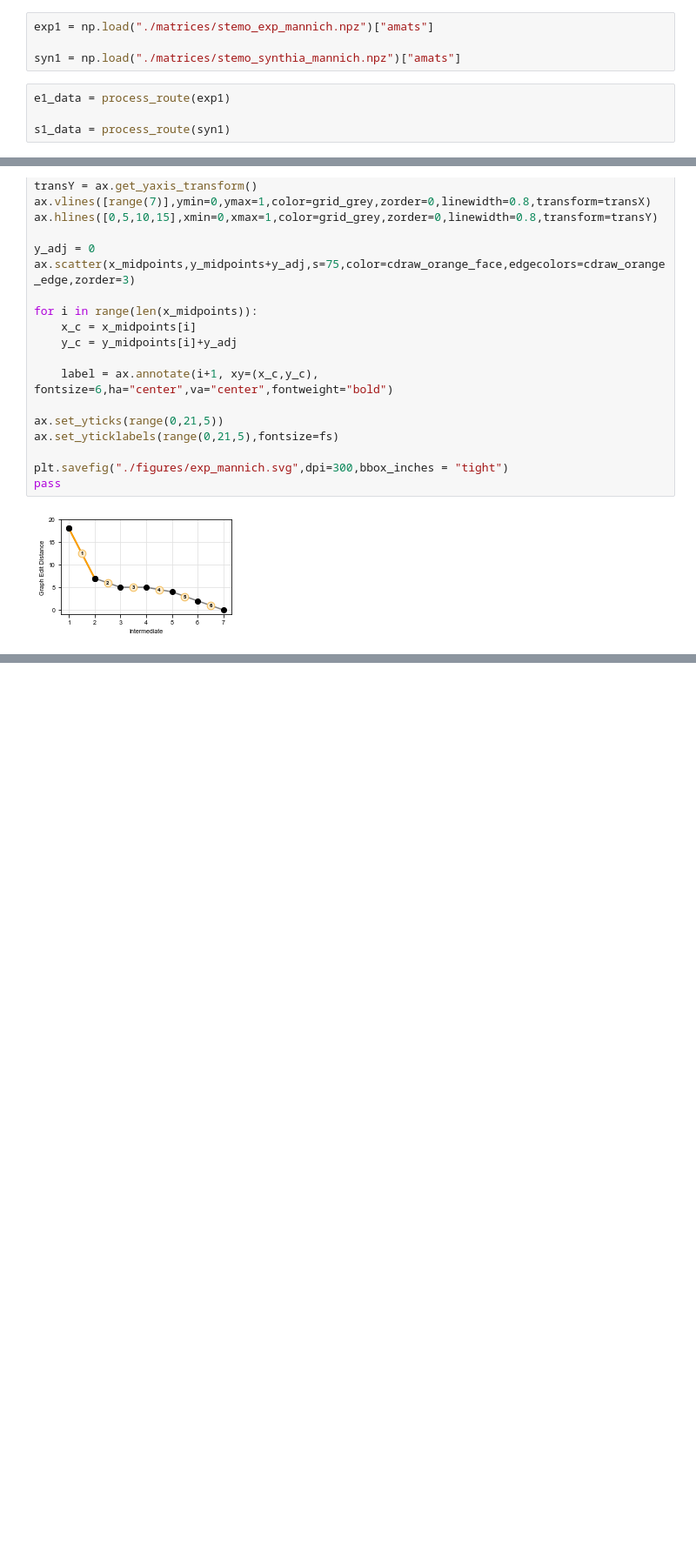
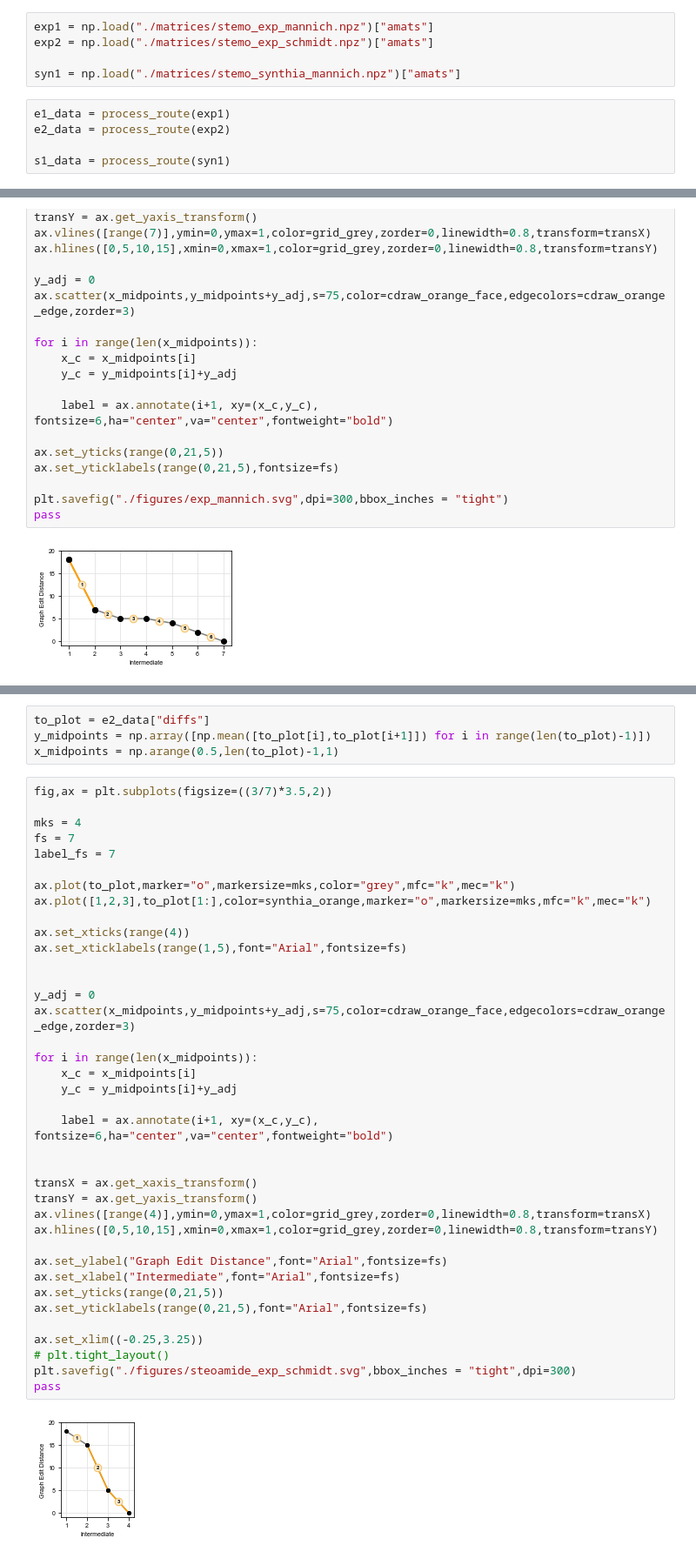
Before and after one commit to didwang/GED_MCS, a Jupyter notebook: 02a_plot_SYNTHIA and cernak stemoamide.ipynb, the cells around one changed output, grey strips where cells are left out. Shown at 87% size. Cells and saved outputs as stored; diff of their text form; blank space fills up the shorter version.

```diff
--- a/02a_plot_SYNTHIA and cernak stemoamide.ipynb
+++ b/02a_plot_SYNTHIA and cernak stemoamide.ipynb
@@ -93,10 +93,12 @@ def process_route(r1):
 ### load matrix data
 # %%
 exp1 = np.load("./matrices/stemo_exp_mannich.npz")["amats"]
+exp2 = np.load("./matrices/stemo_exp_schmidt.npz")["amats"]
 
 syn1 = np.load("./matrices/stemo_synthia_mannich.npz")["amats"]
 # %%
 e1_data = process_route(exp1)
+e2_data = process_route(exp2)
 
 s1_data = process_route(syn1)
 # %%
@@ -202,0 +207,44 @@ pass
+# %%
+to_plot = e2_data["diffs"]
+y_midpoints = np.array([np.mean([to_plot[i],to_plot[i+1]]) for i in range(len(to_plot)-1)])
+x_midpoints = np.arange(0.5,len(to_plot)-1,1)
+# %%
+fig,ax = plt.subplots(figsize=((3/7)*3.5,2))
+
+mks = 4
+fs = 7
+label_fs = 7
+
+ax.plot(to_plot,marker="o",markersize=mks,color="grey",mfc="k",mec="k")
+ax.plot([1,2,3],to_plot[1:],color=synthia_orange,marker="o",markersize=mks,mfc="k",mec="k")
+
+ax.set_xticks(range(4))
+ax.set_xticklabels(range(1,5),font="Arial",fontsize=fs)
+
+
+y_adj = 0
+ax.scatter(x_midpoints,y_midpoints+y_adj,s=75,color=cdraw_orange_face,edgecolors=cdraw_orange_edge,zorder=3)
+
+for i in range(len(x_midpoints)):
+    x_c = x_midpoints[i]
+    y_c = y_midpoints[i]+y_adj
+
+    label = ax.annotate(i+1, xy=(x_c,y_c), fontsize=6,ha="center",va="center",fontweight="bold")
+
+
+transX = ax.get_xaxis_transform()
+transY = ax.get_yaxis_transform()
+ax.vlines([range(4)],ymin=0,ymax=1,color=grid_grey,zorder=0,linewidth=0.8,transform=transX)
+ax.hlines([0,5,10,15],xmin=0,xmax=1,color=grid_grey,zorder=0,linewidth=0.8,transform=transY)
+
+ax.set_ylabel("Graph Edit Distance",font="Arial",fontsize=fs)
+ax.set_xlabel("Intermediate",font="Arial",fontsize=fs)
+ax.set_yticks(range(0,21,5))
+ax.set_yticklabels(range(0,21,5),font="Arial",fontsize=fs)
+
+ax.set_xlim((-0.25,3.25))
+# plt.tight_layout()
+plt.savefig("./figures/steoamide_exp_schmidt.svg",bbox_inches = "tight",dpi=300)
+pass
+# %% [output]
+[figure, added]
```
Also changed, not shown: parts of 3 cells of this notebook, 2 other files.
